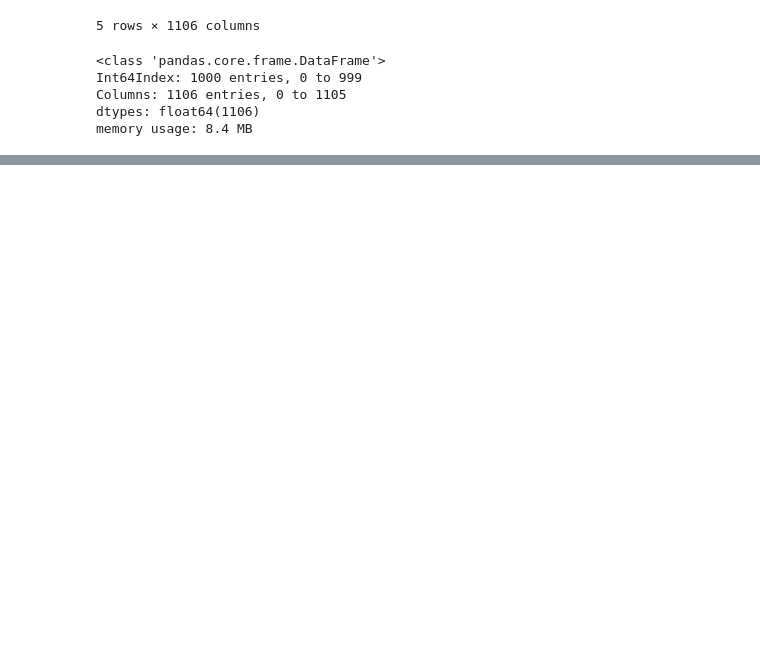
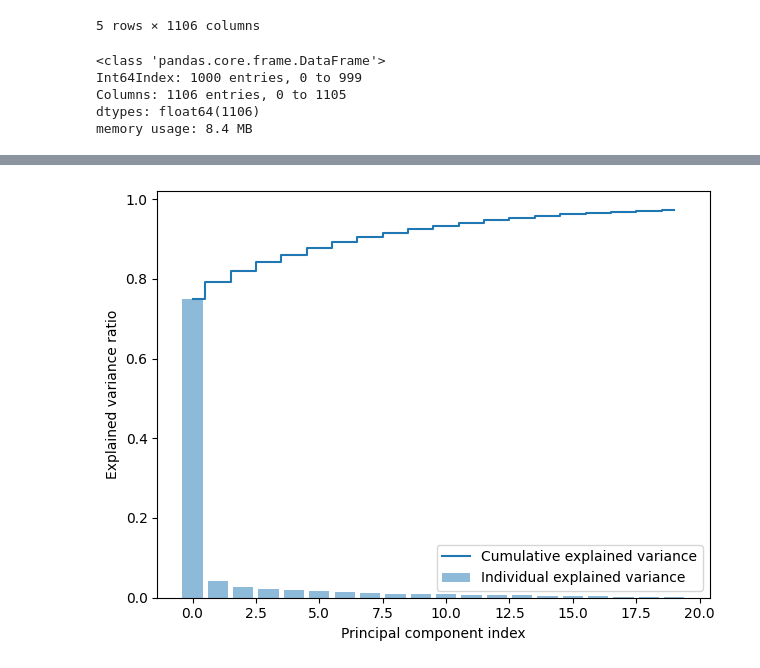
Before and after one commit to AndreyKondakovGW/TimeSeriesClusterization, a Jupyter notebook: methods/pca_approximation/test_synthesis.ipynb, the cells around one changed output, grey strips where cells are left out. Drawn from its saved outputs; the diff is of its cells as text; code cells hidden in the pictures; blank space fills up the shorter version.

```diff
--- a/methods/pca_approximation/test_synthesis.ipynb
+++ b/methods/pca_approximation/test_synthesis.ipynb
@@ -44,0 +56,11 @@ pca_approximation = get_pca_approximation(synthesis_data, 2)
+# %%
+num_components = 20
+plt.bar(range(0,num_components), exp_var_pca[:num_components], alpha=0.5, align='center', label='Individual explained variance')
+plt.step(range(0,num_components), cum_sum_eigenvalues[:num_components], where='mid',label='Cumulative explained variance')
+plt.ylabel('Explained variance ratio')
+plt.xlabel('Principal component index')
+plt.legend(loc='best')
+plt.tight_layout()
+plt.show()
+# %% [output]
+[figure, added]
```
Also changed, not shown: parts of 11 cells of this notebook, 9 other files.
